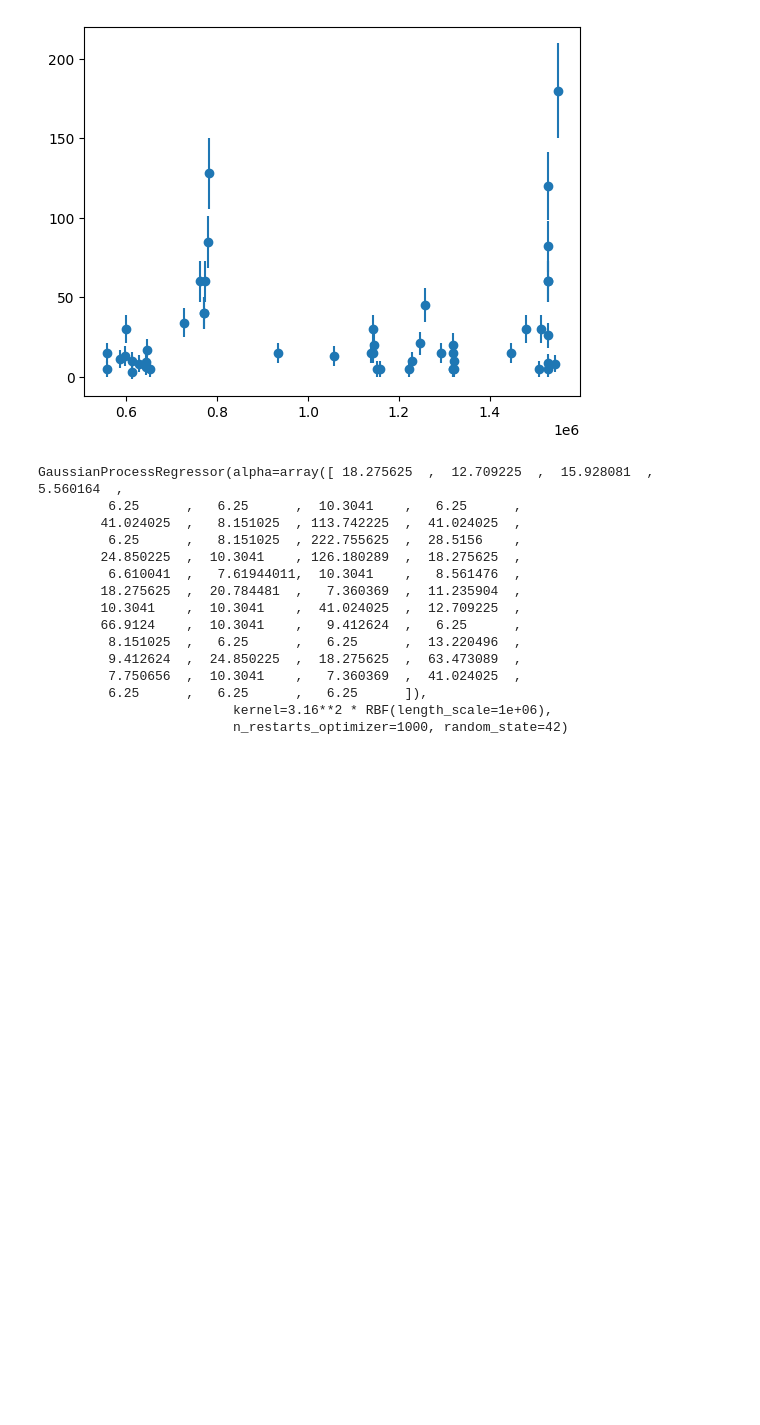
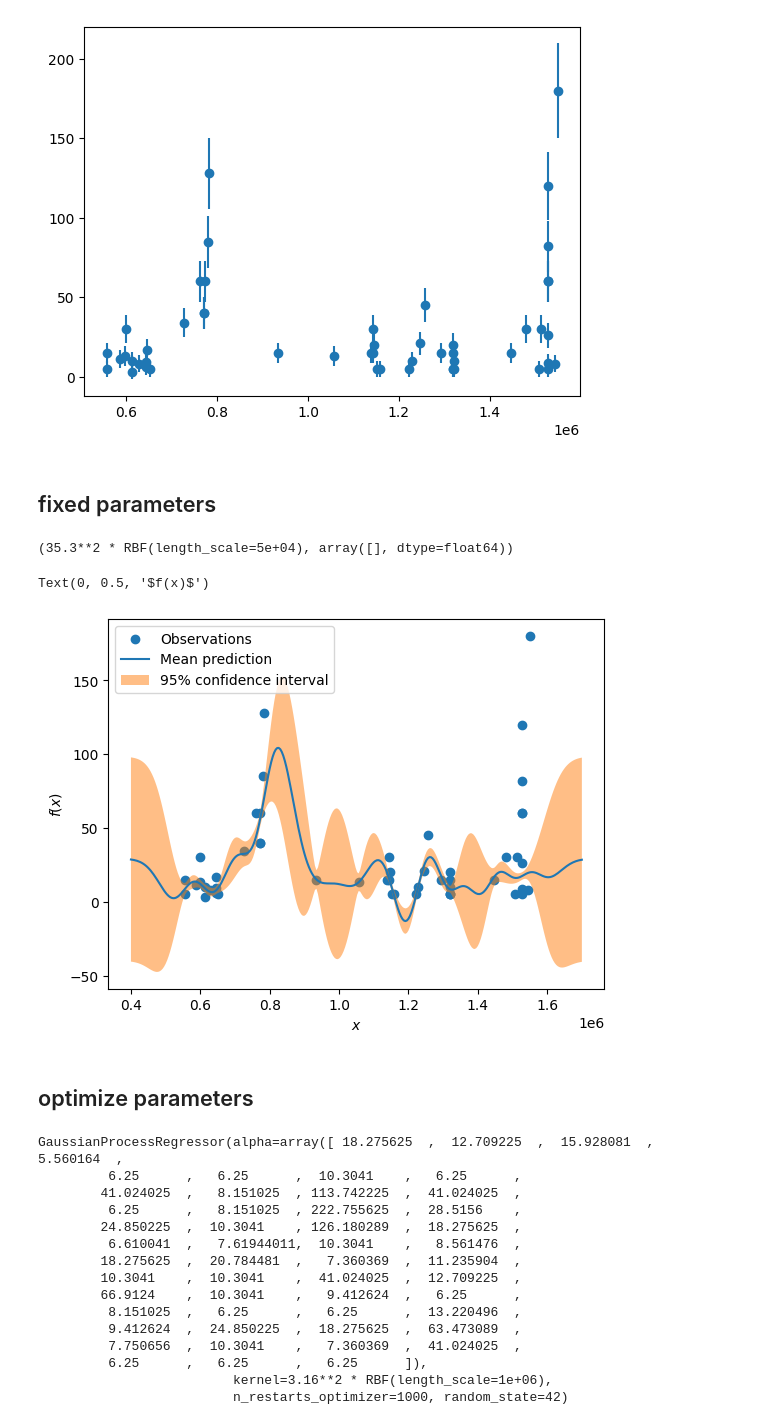
Before and after one commit to Hitchwiki/hitchmap-data, a Jupyter notebook: visualization/predictors/gaussian_process.ipynb, the cells around one changed output. Drawn from its saved outputs; the diff is of its cells as text; code cells hidden in the pictures; blank space fills up the shorter version.

```diff
--- a/visualization/predictors/gaussian_process.ipynb
+++ b/visualization/predictors/gaussian_process.ipynb
@@ -89,5 +86,54 @@ plt.errorbar(X, y, yerr=noise_per_datapoint * 2, fmt="o", capsize=0)
 # %% [output]
 <ErrorbarContainer object of 3 artists>
 [figure]
+# %% [markdown]
+## fixed parameters
+# %%
+l = 5e4
+sigma = stdv
+
+# setting kernel bounds to 'fixed' to prevent them from being fitted
+rbf = RBF(length_scale=l, length_scale_bounds='fixed')
+kernel = ConstantKernel(constant_value=sigma**2, constant_value_bounds='fixed') * rbf
+
+gp = GaussianProcessRegressor(
+    kernel=kernel,
+    alpha=noise_per_datapoint**2,
+    optimizer="fmin_l_bfgs_b",  # maximizing marginal log lik: given the data, how likely is the parameterization of the kernel
+    # (if we draw a sample frome the multivariate gaussian with the kernel as covariance matrix, how likely is the data we have seen)
+    # prevents overfitting to some degree
+    normalize_y=False,
+    n_restarts_optimizer=0,
+    random_state=42,
+)
+
+gp.fit(X, y - average)
+gp.kernel_, np.exp(gp.kernel_.theta)
+# %% [output]
+(35.3**2 * RBF(length_scale=5e+04), array([], dtype=float64))
+# %%
+x_test = np.linspace(start=test_start, stop=test_stop, num=300)
+x_test = np.array([[xi] for xi in x_test])
+
+y_pred, std_prediction = gp.predict(x_test, return_std=True)
+y_pred = y_pred + average # add back the mean
+
+plt.scatter(X, y, label="Observations")
+plt.plot(x_test, y_pred, label="Mean prediction")
+plt.fill_between(
+    x_test.ravel(),
+    y_pred - 1.96 * std_prediction,
+    y_pred + 1.96 * std_prediction,
+    alpha=0.5,
+    label=r"95% confidence interval",
+)
+plt.legend()
+plt.xlabel("$x$")
+plt.ylabel("$f(x)$")
+# %% [output]
+Text(0, 0.5, '$f(x)$')
+[figure, added]
+# %% [markdown]
+## optimize parameters
 # %%
 # larger rbf sigma (stdv) to allow deviation from 0 (mean) -> factor before rbf kernel via constant kernel -> sigma
```
Also changed, not shown: parts of 16 cells of this notebook.
